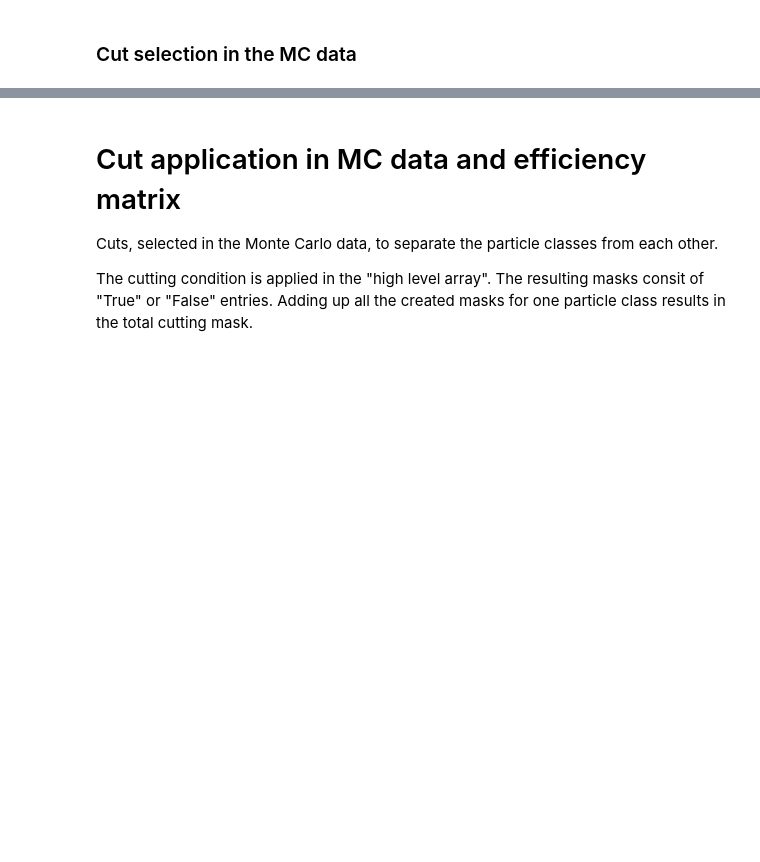
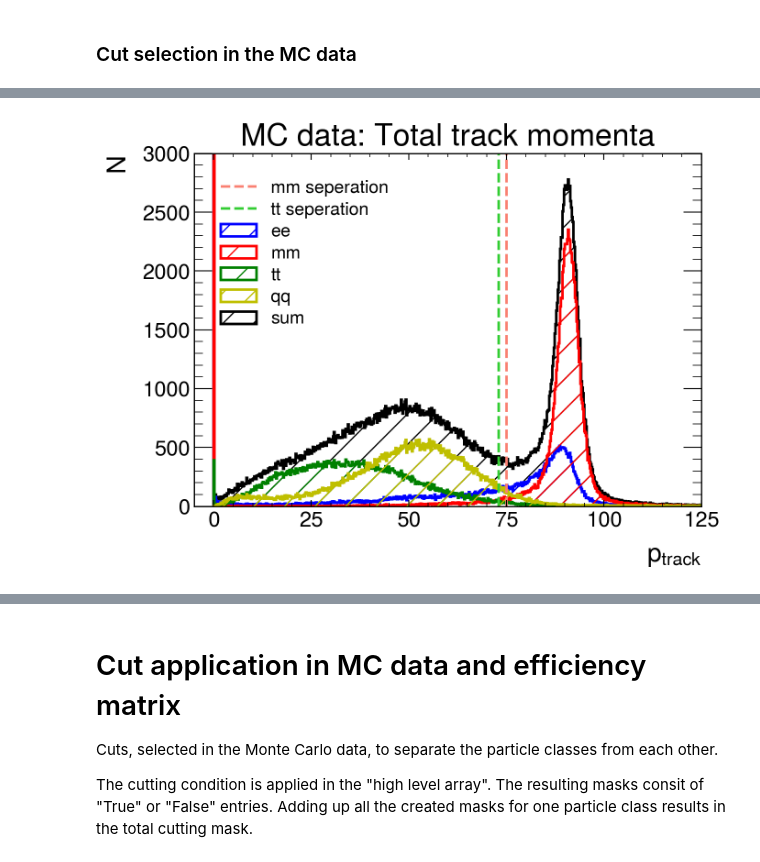
Before and after one commit to lukasg96/z0-precisionmeasurement, a Jupyter notebook: z0_experiment_Philipp_Bronner_Lukas_Grunwald.ipynb, the cells around one changed output, grey strips where cells are left out. Drawn from its saved outputs; the diff is of its cells as text; code cells hidden in the pictures; blank space fills up the shorter version.

```diff
--- a/z0_experiment_Philipp_Bronner_Lukas_Grunwald.ipynb
+++ b/z0_experiment_Philipp_Bronner_Lukas_Grunwald.ipynb
@@ -151,25 +157,28 @@ plt.show()
 # %%
 # Plot of the total particle
 plt.style.use(mplhep.style.ATLAS)
-plt.figure(figsize=(7,5))
+plt.figure(figsize=figsize)
 
-bin_content, bin_edges, _ = plt.hist(pchares[0], bins=1000, range=(0.,200.), histtype='step',  linewidth=2, edgecolor=colors['e'], hatch='/', label='ee')
-bin_content, bin_edges, _ = plt.hist(pchares[1], bins=1000, range=(0.,200.), histtype='step',  linewidth=2, edgecolor=colors['m'], hatch='/', label='mm')
-bin_content, bin_edges, _ = plt.hist(pchares[2], bins=1000, range=(0.,200), histtype='step',  linewidth=2, edgecolor=colors['t'], hatch='/', label='tt')
+bin_content, bin_edges, _ = plt.hist(pchares[0], bins=1000, range=(0.,200.), histtype='step',  linewidth=2, edgecolor=colors['e'], hatch='//', label='ee')
+bin_content, bin_edges, _ = plt.hist(pchares[1], bins=1000, range=(0.,200.), histtype='step',  linewidth=2, edgecolor=colors['m'], hatch='', label='mm')
+bin_content, bin_edges, _ = plt.hist(pchares[2], bins=1000, range=(0.,200), histtype='step',  linewidth=2, edgecolor=colors['t'], hatch='--', label='tt')
 bin_content, bin_edges, _ = plt.hist(pchares[3], bins=1000, range=(0.,200.), histtype='step',  linewidth=2, edgecolor=colors['q'], hatch='/', label='qq')
-bin_content, bin_edges, _ = plt.hist(pchares[4], bins=1000, range=(0.,200.), histtype='step',  linewidth=2, edgecolor=colors['mix'], hatch='/', label='sum', zorder=1)
+bin_content, bin_edges, _ = plt.hist(pchares[4], bins=1000, range=(0.,200.), histtype='step',  linewidth=2, edgecolor=colors['mix'], hatch='-', label='sum', zorder=1)
 
 #vicualize the seperation cuts
 plt.axvline(x=75, color = colors['mcut'], ls = '--', label = 'mm seperation')
 plt.axvline(x=73, color = colors['tcut'], ls = '--', label = 'tt seperation')
 ### Show the plot on screen
 plt.legend()
 plt.title('MC data: Total track momenta')
 #plt.xlim(-5,130.)
 plt.xlim(-5,125)
 plt.ylim(0,3e3)
 plt.xlabel('$p_{track}$')
 plt.ylabel('N')
+plt.savefig('Plots/MC_P_charged.svg', bbox_inches='tight')
 plt.show()
+# %% [output]
+[figure, added]
 # %%
 plt.style.use(mplhep.style.ATLAS) # You can load ATLAS/CMS/ALICE plot style
```
Also changed, not shown: parts of 14 cells of this notebook, 1 other file.
